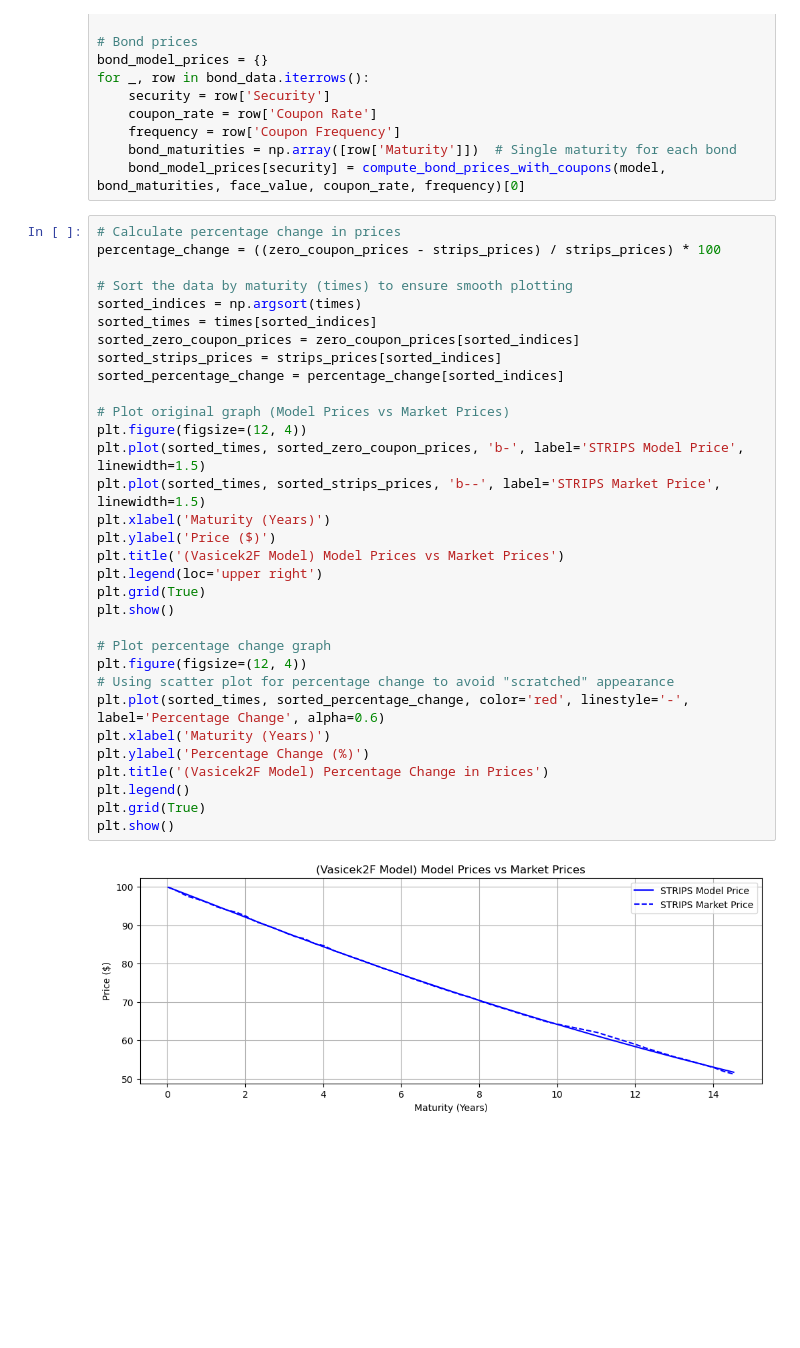
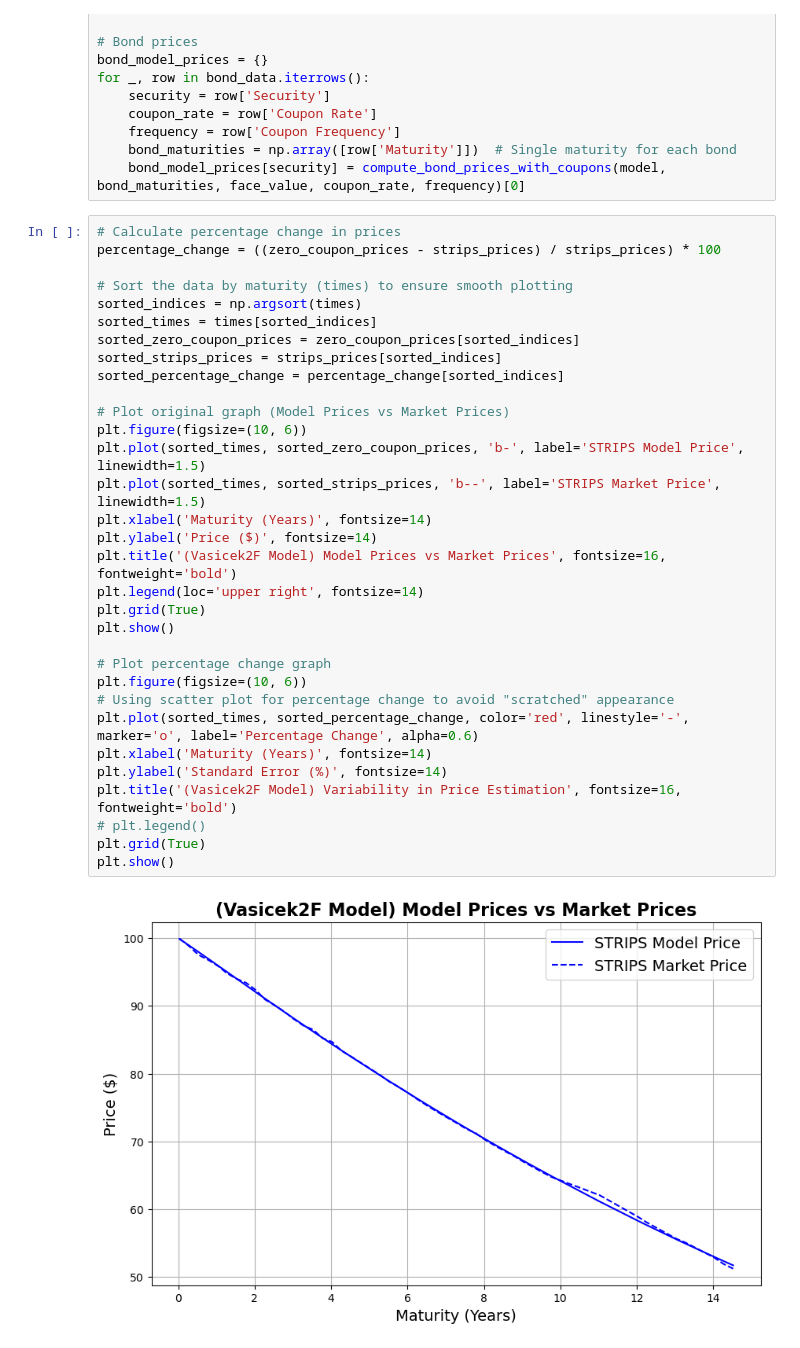
Before and after one commit to divija-rao/FixedIncome, a Jupyter notebook: Bond Pricing_Vasicek.ipynb, the cells around one changed output. Cells and saved outputs as stored; diff of their text form; blank space fills up the shorter version.

```diff
--- a/Bond Pricing_Vasicek.ipynb
+++ b/Bond Pricing_Vasicek.ipynb
@@ -249,34 +249,34 @@ for _, row in bond_data.iterrows():
 # %%
 # Calculate percentage change in prices
 percentage_change = ((zero_coupon_prices - strips_prices) / strips_prices) * 100
 
 # Sort the data by maturity (times) to ensure smooth plotting
 sorted_indices = np.argsort(times)
 sorted_times = times[sorted_indices]
 sorted_zero_coupon_prices = zero_coupon_prices[sorted_indices]
 sorted_strips_prices = strips_prices[sorted_indices]
 sorted_percentage_change = percentage_change[sorted_indices]
 
 # Plot original graph (Model Prices vs Market Prices)
-plt.figure(figsize=(12, 4))
+plt.figure(figsize=(10, 6))
 plt.plot(sorted_times, sorted_zero_coupon_prices, 'b-', label='STRIPS Model Price', linewidth=1.5)
 plt.plot(sorted_times, sorted_strips_prices, 'b--', label='STRIPS Market Price', linewidth=1.5)
-plt.xlabel('Maturity (Years)')
-plt.ylabel('Price ($)')
-plt.title('(Vasicek2F Model) Model Prices vs Market Prices')
-plt.legend(loc='upper right')
+plt.xlabel('Maturity (Years)', fontsize=14)
+plt.ylabel('Price ($)', fontsize=14)
+plt.title('(Vasicek2F Model) Model Prices vs Market Prices', fontsize=16, fontweight='bold')
+plt.legend(loc='upper right', fontsize=14)
 plt.grid(True)
 plt.show()
 
 # Plot percentage change graph
-plt.figure(figsize=(12, 4))
+plt.figure(figsize=(10, 6))
 # Using scatter plot for percentage change to avoid "scratched" appearance
-plt.plot(sorted_times, sorted_percentage_change, color='red', linestyle='-', label='Percentage Change', alpha=0.6)
-plt.xlabel('Maturity (Years)')
-plt.ylabel('Percentage Change (%)')
-plt.title('(Vasicek2F Model) Percentage Change in Prices')
-plt.legend()
+plt.plot(sorted_times, sorted_percentage_change, color='red', linestyle='-', marker='o', label='Percentage Change', alpha=0.6)
+plt.xlabel('Maturity (Years)', fontsize=14)
+plt.ylabel('Standard Error (%)', fontsize=14)
+plt.title('(Vasicek2F Model) Variability in Price Estimation', fontsize=16, fontweight='bold')
+# plt.legend()
 plt.grid(True)
 plt.show()
 # %% [output]
-[figure, old version]
+[figure, new version]
```
Also changed, not shown: parts of 3 cells of this notebook, 33 other files.
